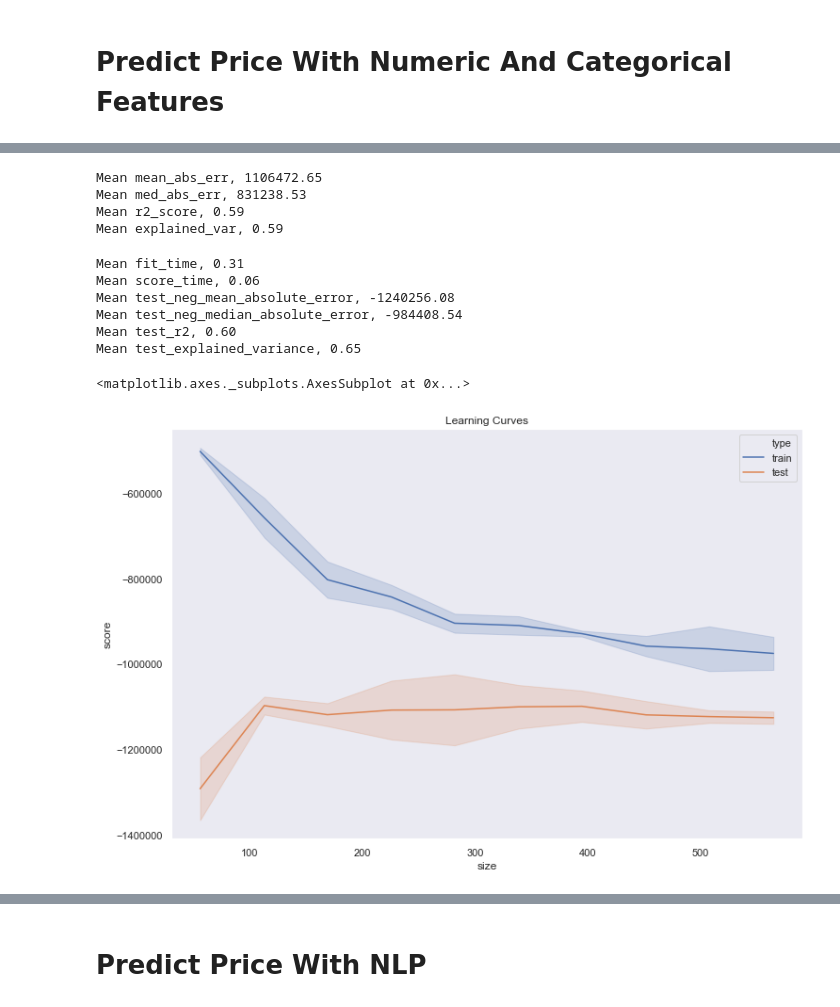
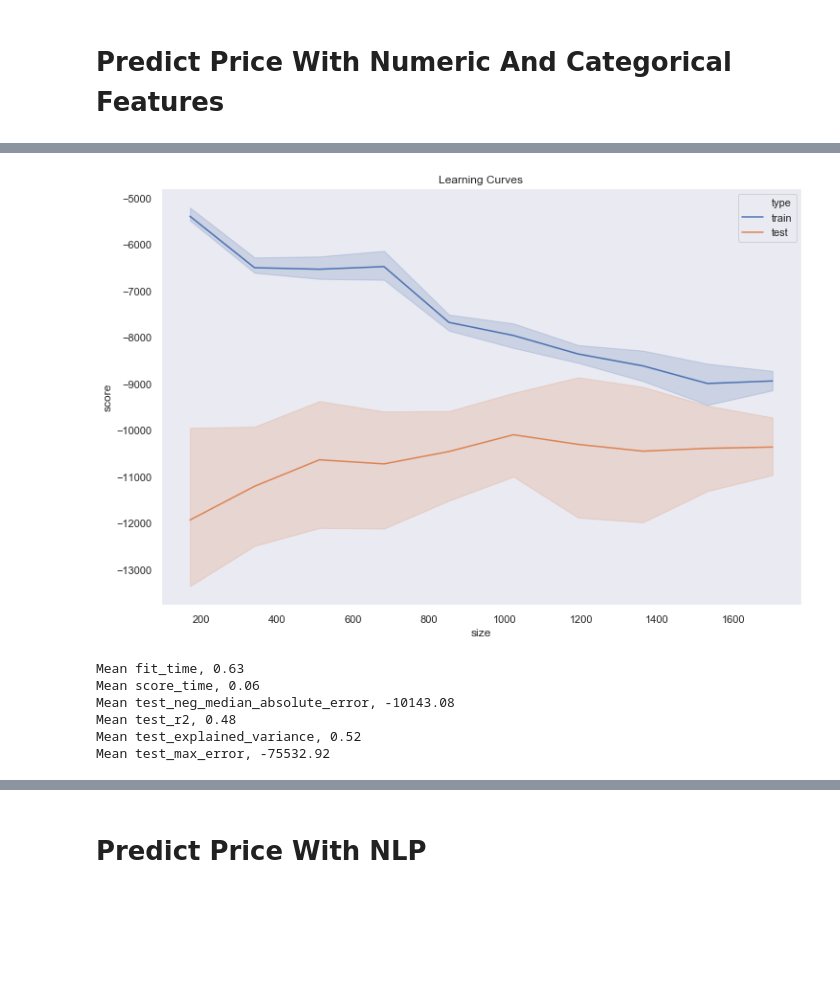
Before and after one commit to rossrco/analyses, a Jupyter notebook: home_oslo_home/modelling.ipynb, the cells around one changed output, grey strips where cells are left out. Cells and saved outputs as stored; diff of their text form; code cells hidden in the pictures; blank space fills up the shorter version.

```diff
--- a/home_oslo_home/modelling.ipynb
+++ b/home_oslo_home/modelling.ipynb
@@ -213,15 +326,10 @@ selected_cols = ['primary_size', 'price', 'time_s', 'num_bedrooms',
-# %%
-model_data = model_data[selected_cols]
 # %%
 X = model_data.drop(target, axis=1)
 y = model_data[target]
 # %%
 x_cols = X.columns
 # %%
-X = scipy.sparse.csr_matrix(X.values)
+# X = scipy.sparse.csr_matrix(X.values)
-# %%
-random_seed = 42
-test_size = 0.25
 # %%
 X_train, X_test, y_train, y_test = train_test_split(X, y,
                                                     test_size=test_size,
@@ -244,8 +352,8 @@ def create_model():
 # %%
 steps = []
 
-steps.append(('scale', MaxAbsScaler()))
-# steps.append(('scale', MinMaxScaler()))
+# steps.append(('scale', MaxAbsScaler()))
+steps.append(('scale', MinMaxScaler()))
 steps.append(('normalize', Normalizer()))
 # steps.append(('standardize', StandardScaler()))
 # steps.append(('dl', KerasRegressor(build_fn=create_model, epochs=700, batch_size=700, verbose=False)))
@@ -279,19 +381,0 @@ for metric, name in zip([mean_absolute_error, median_absolute_error, r2_score, e
-# %%
-for key, val in res.items():
-    print('Mean {}, {:.2f}'.format(key, val))
-# %% [output]
-Mean mean_abs_err, 1106472.65
-Mean med_abs_err, 831238.53
-Mean r2_score, 0.59
-Mean explained_var, 0.59
-# %%
-cross_val = cross_validate(pipeline, X, y, scoring=['neg_mean_absolute_error', 'neg_median_absolute_error', 'r2', 'explained_variance'], cv=3)
-for key, val in cross_val.items():
-    print('Mean {}, {:.2f}'.format(key, val.mean()))
-# %% [output]
-Mean fit_time, 0.31
-Mean score_time, 0.06
-Mean test_neg_mean_absolute_error, -1240256.08
-Mean test_neg_median_absolute_error, -984408.54
-Mean test_r2, 0.60
-Mean test_explained_variance, 0.65
@@ -314,9 +382,18 @@ learning_curve_res = learning_curve_res.melt(id_vars = ['size', 'type'], var_nam
 # %%
 fig = plt.figure(figsize = (12, 8))
 plt.title('Learning Curves')
-sns.lineplot(x = 'size', y = 'score', hue = 'type', data = learning_curve_res)
+draw_learning_curves(pipeline, X, y, score='neg_median_absolute_error')
+plt.show()
 # %% [output]
-<matplotlib.axes._subplots.AxesSubplot at 0x...>
-[figure, old version]
+[figure, new version]
+# %%
+print_cv_res(pipeline, X, y, score=['neg_median_absolute_error', 'r2', 'explained_variance', 'max_error'])
+# %% [output]
+Mean fit_time, 0.63
+Mean score_time, 0.06
+Mean test_neg_median_absolute_error, -10143.08
+Mean test_r2, 0.48
+Mean test_explained_variance, 0.52
+Mean test_max_error, -75532.92
 # %%
 feature_importances = pd.Series(pipeline.named_steps['ada'].feature_importances_, index=x_cols).sort_values(ascending=True)
```
Also changed, not shown: parts of 90 cells of this notebook.
